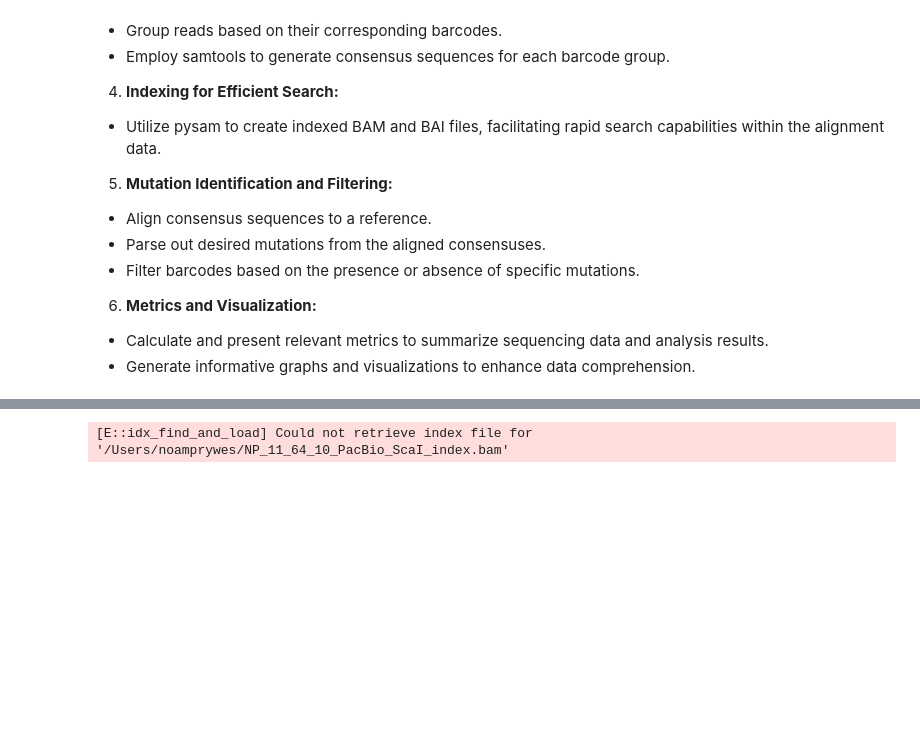
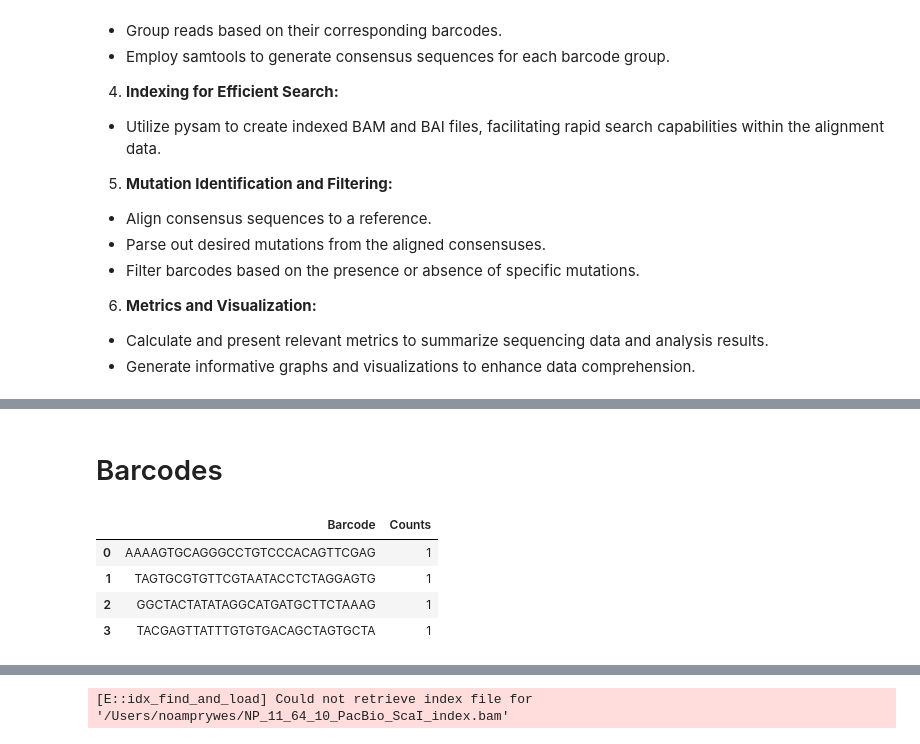
Before and after one commit to SavageLab/rubiscodms, a Jupyter notebook: notebooks/NP-11-64 PacBio_getConsensuses.ipynb, the cells around one changed output, grey strips where cells are left out. Saved outputs shown, nothing was run; the diff lists cells and outputs as text; code cells hidden in the pictures; blank space fills up the shorter version.

```diff
--- a/notebooks/NP-11-64 PacBio_getConsensuses.ipynb
+++ b/notebooks/NP-11-64 PacBio_getConsensuses.ipynb
@@ -180,0 +68,21 @@ indexedBAMFile.build()
+# %%
+# Define the path to the GenBank file
+genbank_file_path = 'np-11-64-1_ScaI_index.gb'
+
+# Read the GenBank file using SeqIO
+genbank_record = SeqIO.read(genbank_file_path, "genbank")
+
+# Initialize a dictionary to store feature types and their corresponding read names
+features_dictionary = {'Read_name': []}
+
+# Initialize a dictionary to store the locations of each feature
+feature_locations = {}
+
+# Iterate over the features in the GenBank record
+for feature in genbank_record.features:
+    # Add the feature type to the features dictionary if not already present
+    if feature.type not in features_dictionary:
+        features_dictionary[feature.type] = []
+
+    # Store the feature locations in the dictionary
+    feature_locations[feature.type] = [feature.location.start, feature.location.end]
@@ -180,0 +154,24 @@ indexedBAMFile.build()
+# %% [markdown]
+# Barcodes
+# %%
+# Create a new DataFrame that counts the occurrences of each unique barcode
+barcode_counts_df = barcode_dataframe['Barcode'].value_counts().to_frame(name='Counts')
+
+# Reset the index of the DataFrame to convert the barcodes from the index to a column
+barcode_counts_df.reset_index(inplace=True)
+barcode_counts_df.rename(columns={'index': 'Barcode'}, inplace=True)
+
+# Filter out barcodes that are shorter than the minimum required length
+# In this case, we are only interested in barcodes that are longer than 10 bases
+minimum_barcode_length = 10
+barcode_length_mask = barcode_counts_df['Barcode'].str.len() > minimum_barcode_length
+filtered_barcode_counts_df = barcode_counts_df.loc[barcode_length_mask]
+
+# Display the filtered DataFrame
+filtered_barcode_counts_df
+# %% [output]
+|  | Barcode | Counts |
+| 0 | AAAAGTGCAGGGCCTGTCCCACAGTTCGAG | 1 |
+| 1 | TAGTGCGTGTTCGTAATACCTCTAGGAGTG | 1 |
+| 2 | GGCTACTATATAGGCATGATGCTTCTAAAG | 1 |
+| 3 | TACGAGTTATTTGTGTGACAGCTAGTGCTA | 1 |
```
Also changed, not shown: parts of 12 cells of this notebook, 1 other file.
